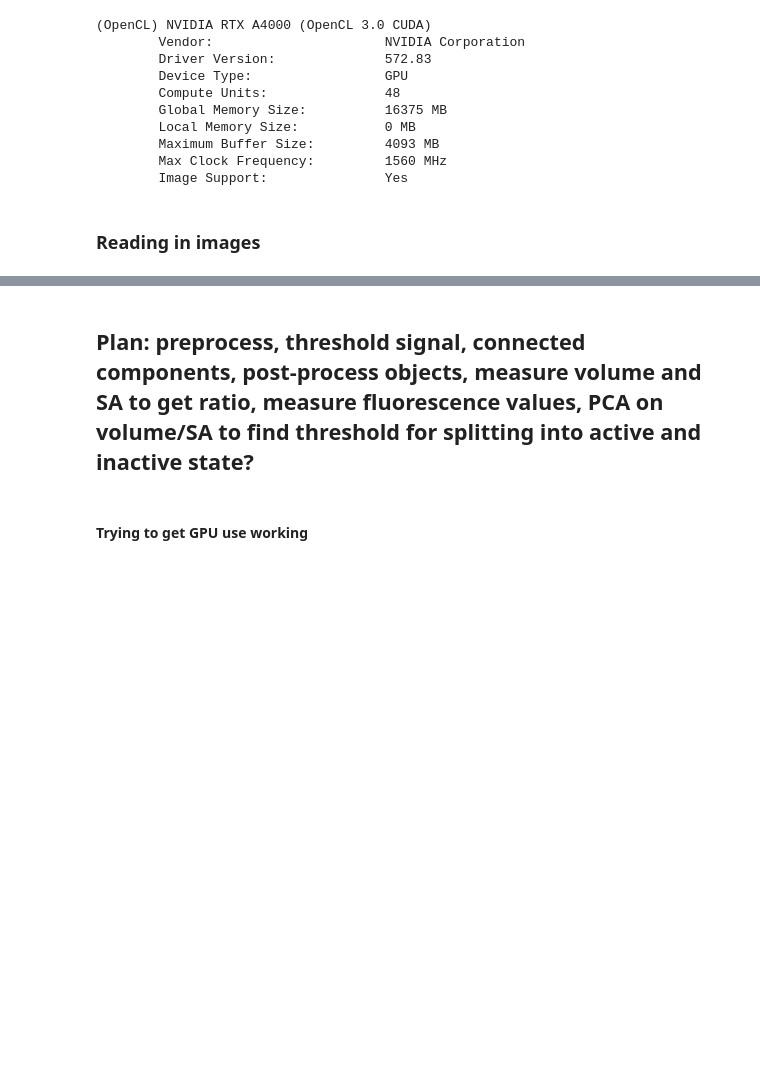
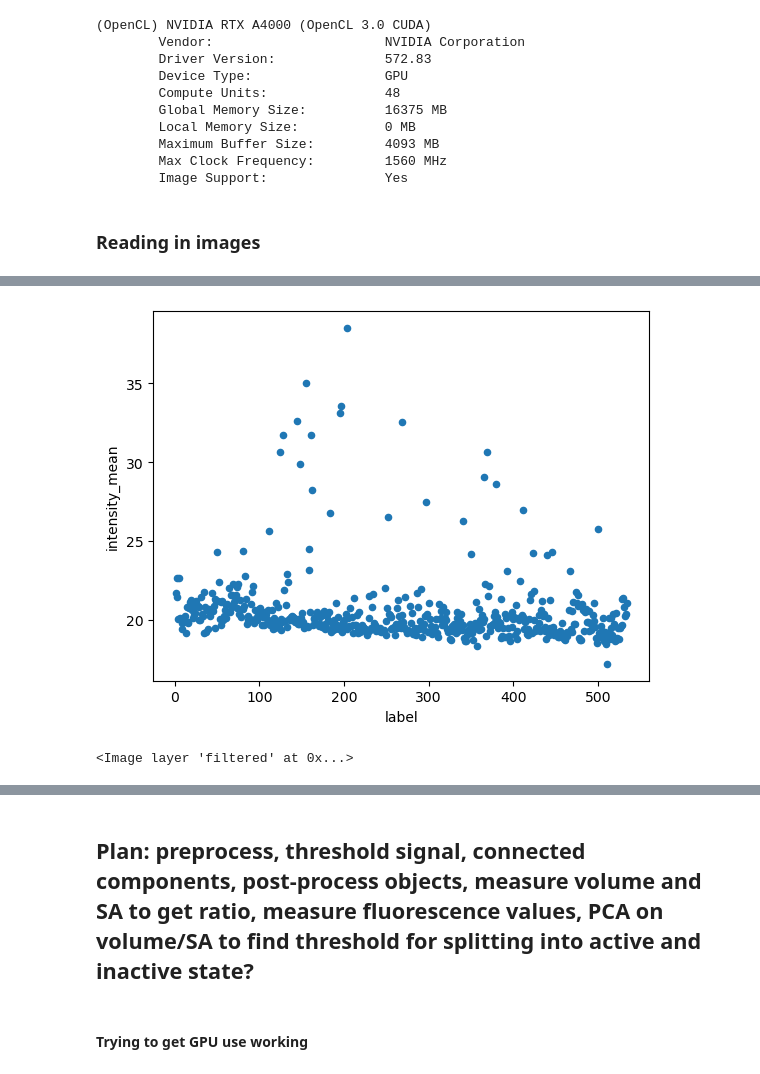
Before and after one commit to vaioic/OIC-136_Microglia, a Jupyter notebook: OIC-136_Microglia.ipynb, the cells around one changed output, grey strips where cells are left out. Drawn from its saved outputs; the diff is of its cells as text; code cells hidden in the pictures; blank space fills up the shorter version.

Commit message:
testing gaussian background subtraction

```diff
--- a/OIC-136_Microglia.ipynb
+++ b/OIC-136_Microglia.ipynb
@@ -79,7 +79,7 @@ def segment_on_GPU_no_resample(input_image,spot_sigma,outline_sigma,voxel_size_z
         # copy slice back in a stack
         cle.copy_slice(corrected_slice, equalized_intensities_stack, z)
     #background subtraction
-    background_subtracted = cle.top_hat_box(equalized_intensities_stack, radius_x=10, radius_y=10, radius_z=10)
+    background_subtracted = cle.subtract_gaussian_background(equalized_intensities_stack, sigma_x=int(input_gpu.shape[2]/3), sigma_y=int(input_gpu.shape[1]/3), sigma_z=int(input_gpu.shape[0]/3))
     #get seed points
     blurred = cle.gaussian_blur(background_subtracted, sigma_x=spot_sigma, sigma_y=spot_sigma, sigma_z=spot_sigma)
     detected_spots = cle.detect_maxima_box(blurred, radius_x=1, radius_y=1, radius_z=1)
@@ -87,6 +87,7 @@ def segment_on_GPU_no_resample(input_image,spot_sigma,outline_sigma,voxel_size_z
     blurred = cle.gaussian_blur(background_subtracted, sigma_x=outline_sigma, sigma_y=outline_sigma, sigma_z=outline_sigma)
     copy_blurred = cle.copy(blurred)
     blurred_cpu = cle.pull(copy_blurred)
+    #add in extra filter here
     thresh = sk.filters.threshold_multiotsu(blurred_cpu, classes=5)
     mask = blurred > thresh[1]
     selected_spots = cle.binary_and(mask, detected_spots)
@@ -103,7 +104,7 @@ def segment_on_GPU_no_resample(input_image,spot_sigma,outline_sigma,voxel_size_z
     detected_spots_pull = cle.pull(detected_spots)
     selected_spots_pull = cle.pull(selected_spots)
     mask_pull = cle.pull(mask)
-    return voronoi_diagram_pull, detected_spots_pull, selected_spots_pull, df, background_subtracted_pull
+    return voronoi_diagram_pull, detected_spots_pull, selected_spots_pull, df, background_subtracted_pull,blurred_pull
 # %%
 def get_3D_meshes(mask_img):
     array = []
@@ -144,7 +145,7 @@ GMO_1ng_imgs = list(map(sk.io.imread,GMO_1ng_files))
 GMO_2ng_imgs = list(map(sk.io.imread,GMO_2ng_files))
 # %%
 input_image = GMO_2ng_imgs[1]
-spot_sigma = 10
-outline_sigma = 2
-voronoi_diagram_pull, detected_spots_pull, selected_spots_pull, df, background_subtracted_pull = segment_on_GPU_no_resample(
+spot_sigma = 9
+outline_sigma = 1
+voronoi_diagram_pull, detected_spots_pull, selected_spots_pull, df, background_subtracted_pull,blurred_pull = segment_on_GPU_no_resample(
     input_image,spot_sigma,outline_sigma,voxel_size_z,voxel_size_y,voxel_size_x)
@@ -150,0 +157,6 @@ voronoi_diagram_pull, detected_spots_pull, selected_spots_pull, df, background_s
+# %%
+props = sk.measure.regionprops_table(voronoi_diagram_pull,background_subtracted_pull,properties=('label','area','intensity_mean'))
+props_df = pd.DataFrame(props)
+props_df.tail()
+filtered_props = props_df.loc[props_df['intensity_mean']>25]
+filtered_props.head()
@@ -150,0 +170,6 @@ voronoi_diagram_pull, detected_spots_pull, selected_spots_pull, df, background_s
+# %%
+fig,ax = plt.subplots()
+props_df.plot(x='label',y='intensity_mean',kind='scatter',ax=ax)
+plt.show()
+# %% [output]
+[figure, added]
@@ -151,3 +180,9 @@ voronoi_diagram_pull, detected_spots_pull, selected_spots_pull, df, background_s
+# %%
+viewer = napari.view_image(background_subtracted_pull,name='img',scale=[voxel_size_z,voxel_size_y,voxel_size_x])
+viewer.add_image(voronoi_diagram_pull, name='masks',scale=[voxel_size_z,voxel_size_y,voxel_size_x])
+viewer.add_image(filtered_labels,name='filtered',scale=[voxel_size_z,voxel_size_y,voxel_size_x])
+# %% [output]
+<Image layer 'filtered' at 0x...>
 # %%
 viewer = napari.view_image(voronoi_diagram_pull, name='masks',scale=[voxel_size_z,voxel_size_y,voxel_size_x])
 viewer.add_image(input_image,name='img',scale=[voxel_size_z,voxel_size_y,voxel_size_x])
```
Also changed, not shown: parts of 5 cells of this notebook.
